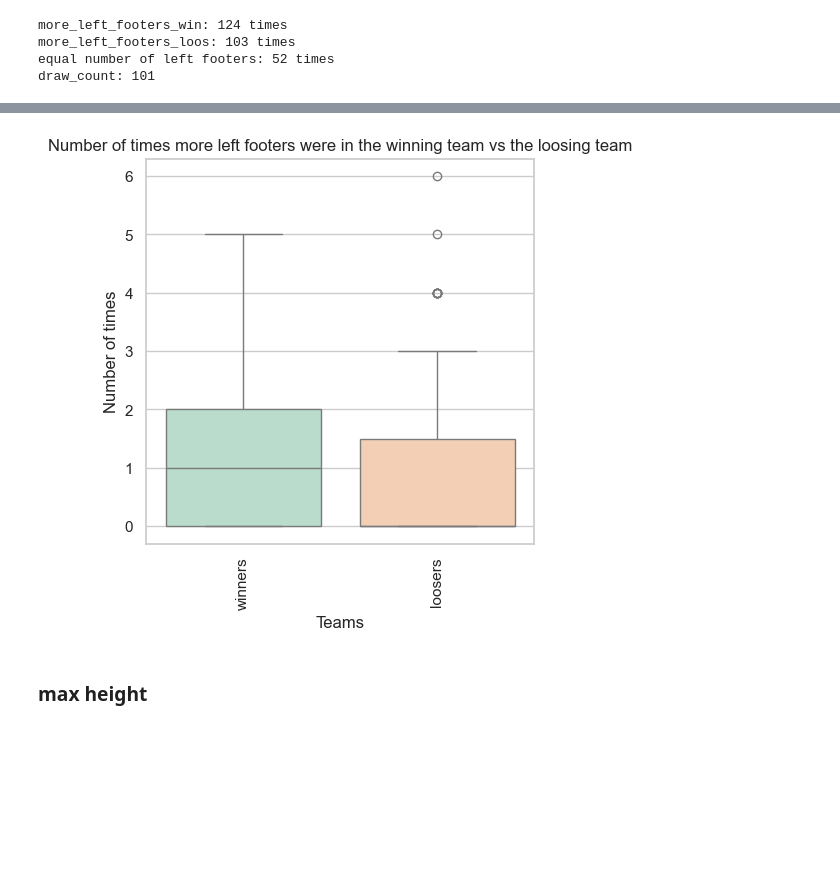
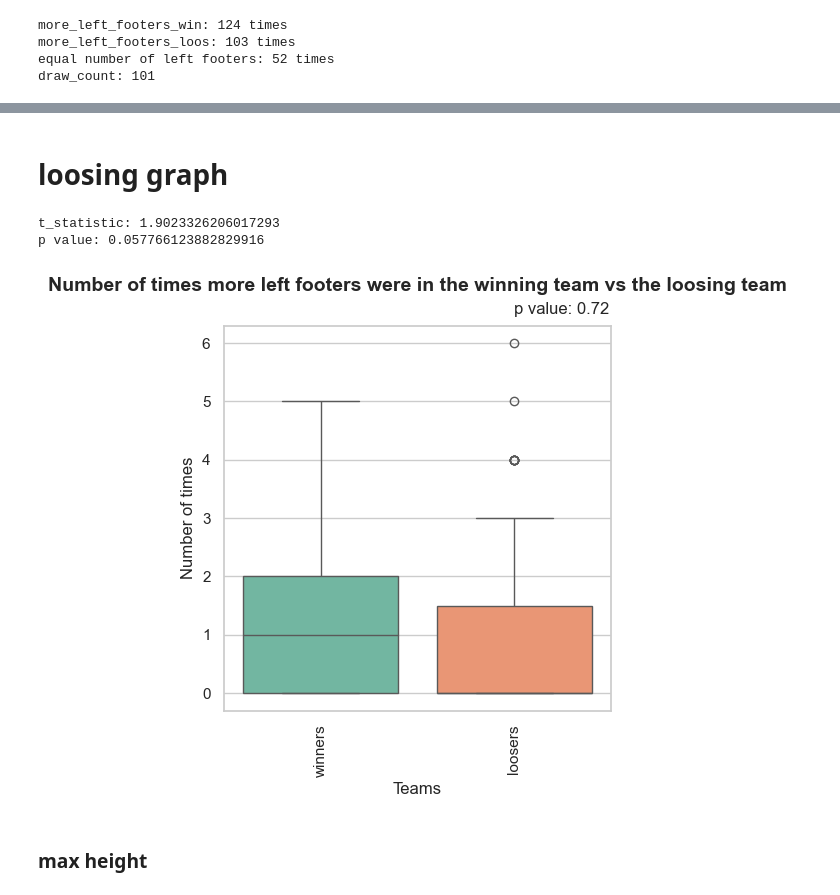
Before and after one commit to dilancroos/data_science_project, a Jupyter notebook: main.ipynb, the cells around one changed output, grey strips where cells are left out. Cells and saved outputs as stored; diff of their text form; code cells hidden in the pictures; blank space fills up the shorter version.

```diff
--- a/main.ipynb
+++ b/main.ipynb
@@ -825,31 +942,0 @@ plt.show()
-# %%
-# sort the list
-differance.sort()
-data_counts = Counter(differance)
-
-# Extract the data and counts from the frequency table
-data_values = list(data_counts.keys())
-data_counts = list(data_counts.values())
-
-# Create a bar chart
-plt.figure(figsize=(8, 6))
-plt.bar(data_values, data_counts, color='skyblue')
-
-
-
-x = np.array(data_values)
-y = np.array(data_counts)
-
-# Create a smooth line
-f = interp1d(x, y, kind='cubic')
-xnew = np.arange(min(x), max(x), 0.1)
-ynew = f(xnew)
-
-plt.plot(xnew, ynew, linestyle='-', color='blue')
-plt.xlabel('Difference in number of left footers in winning team - loosing team')
-plt.ylabel('Number of times won')
-plt.title('Frequency Distribution of Data')
-plt.xlim(min(data_values) - abs(min(data_values)) * 0.1, max(data_values) + abs(max(data_values)) * 0.2)
-plt.grid(axis='y')
-plt.axvline(x=0, color='black', linewidth=1, linestyle='--', alpha=0.5)
-plt.show()
@@ -858,16 +996,31 @@ plt.show()
+# %% [markdown]
+# loosing graph
+# %%
+df_win_los = pd.DataFrame(left_more)
+
+# calculate the p-value
+t_statistic, p_value = stats.ttest_ind(df_win_los['winners'], df_win_los['loosers'], equal_var=False, nan_policy='omit')
+
+print(f"t_statistic: {t_statistic}")
+print(f"p value: {p_value}")
+# %% [output]
+t_statistic: 1.9023326206017293
+p value: 0.057766123882829916
 # %%
-df_win_los = pd.DataFrame(left_more)
+maxV = max(df_win_los['winners'].max(), df_win_los['loosers'].max()) + .5
+
 df_win_los.head()
 
 plt.figure(figsize=(5, 5))
-sns.boxplot(data=df_win_los, palette='Pastel2')
+sns.boxplot(data=df_win_los, palette='Set2')
 plt.xticks(rotation=90)
-plt.title('Number of times more left footers were in the winning team vs the loosing team')
+plt.title('Number of times more left footers were in the winning team vs the loosing team', fontsize=14, fontweight='bold', pad=25)
 plt.xlabel('Teams')
+plt.text(1, maxV, f"p value: {round(p_value,2)}")
 plt.ylabel('Number of times')
 plt.show()
 # %% [output]
-[figure, old version]
+[figure, new version]
 # %% [markdown]
 ### max height
 # %%
```
Also changed, not shown: parts of 75 cells of this notebook, 1 other file.
